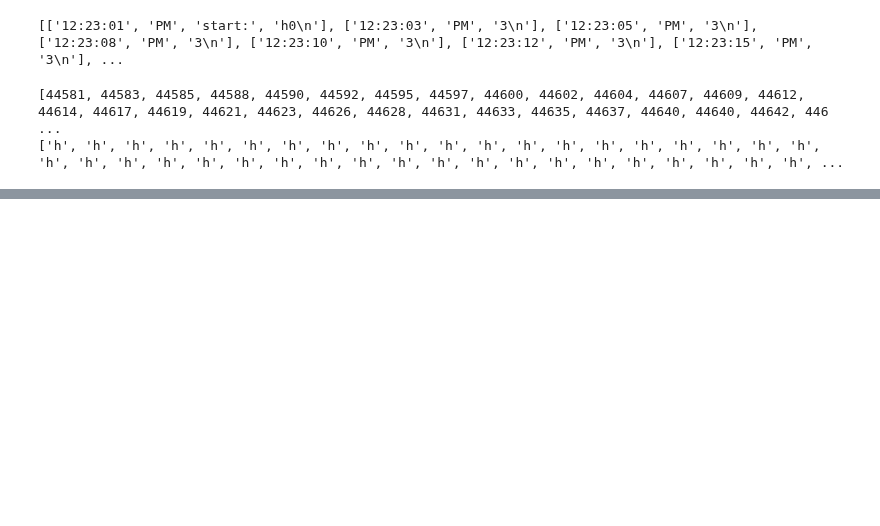
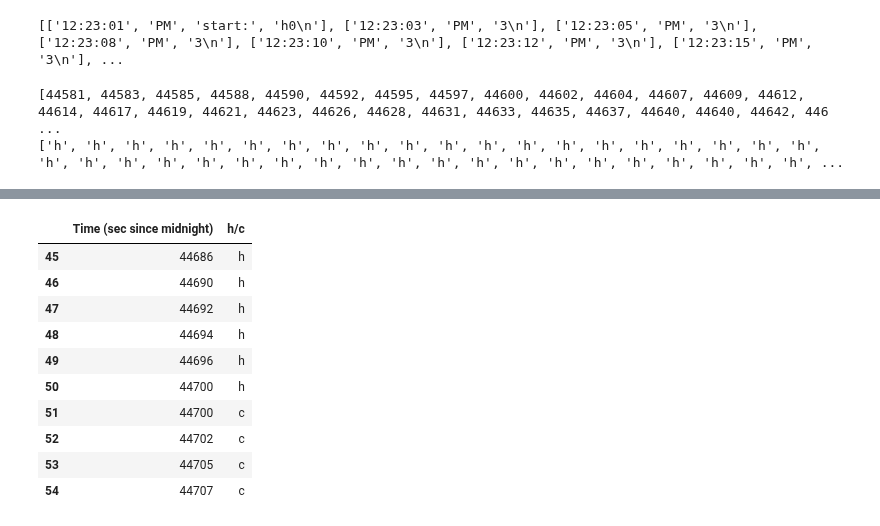
Before and after one commit to micolbedarida/MSci_Project, a Jupyter notebook: matching_time_and_temps.ipynb, the cells around one changed output, grey strips where cells are left out. Saved outputs shown, nothing was run; the diff lists cells and outputs as text; code cells hidden in the pictures; blank space fills up the shorter version.

```diff
--- a/matching_time_and_temps.ipynb
+++ b/matching_time_and_temps.ipynb
@@ -132,0 +126,24 @@ time1
+# %%
+time_to_match = 44700.1
+
+#append seconds value to data frame
+#sort data frame according to seconds
+#look above and below the value
+# sort h_c table with the time value in it and look above and below.
+# remove the value before doing it with the next spectrum
+# %%
+hc_new = hc_log.append(pd.DataFrame([time_to_match], columns = ['Time (sec since midnight)'])).sort_values('Time (sec since midnight)').reset_index(drop=True)
+# %%
+hc_log[45:55]
+# %% [output]
+|  | Time (sec since midnight) | h/c |
+| 45 | 44686 | h |
+| 46 | 44690 | h |
+| 47 | 44692 | h |
+| 48 | 44694 | h |
+| 49 | 44696 | h |
+| 50 | 44700 | h |
+| 51 | 44700 | c |
+| 52 | 44702 | c |
+| 53 | 44705 | c |
+| 54 | 44707 | c |
```
Also changed, not shown: parts of 8 cells of this notebook.
